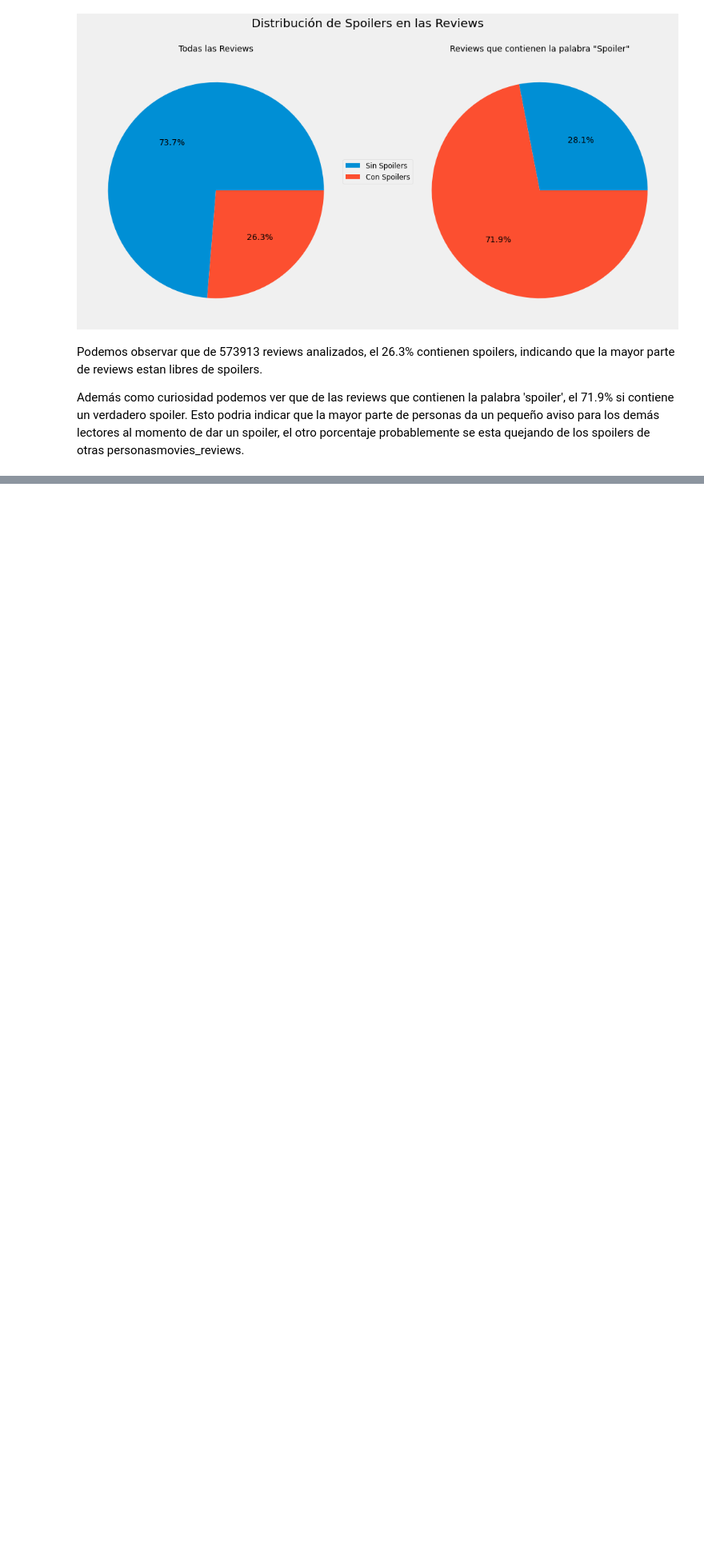
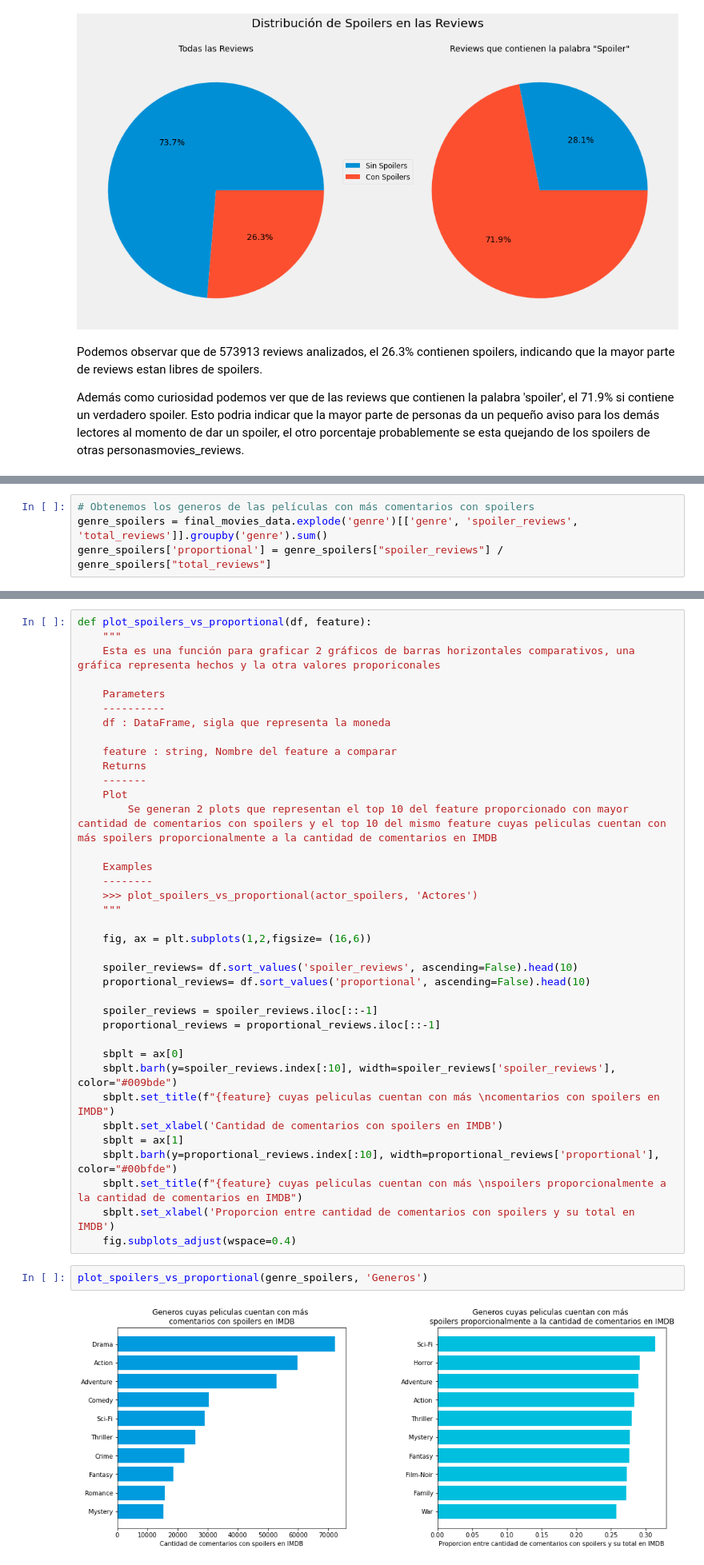
Before and after one commit to Alebuenoaz/ProyectoFinal_TIC, a Jupyter notebook: ProyectoFinal_BBH.ipynb, the cells around one changed output, grey strips where cells are left out. Shown at 80% size. Drawn from its saved outputs; the diff is of its cells as text; blank space fills up the shorter version.

```diff
--- a/ProyectoFinal_BBH.ipynb
+++ b/ProyectoFinal_BBH.ipynb
@@ -256,0 +331,4 @@ Vemos que las palabras que más se repiten en las reseñas que contienen spoiler
+# %%
+# Obtenemos los generos de las películas con más comentarios con spoilers
+genre_spoilers = final_movies_data.explode('genre')[['genre', 'spoiler_reviews', 'total_reviews']].groupby('genre').sum()
+genre_spoilers['proportional'] = genre_spoilers["spoiler_reviews"] / genre_spoilers["total_reviews"]
@@ -256,0 +339,41 @@ Vemos que las palabras que más se repiten en las reseñas que contienen spoiler
+# %%
+def plot_spoilers_vs_proportional(df, feature):
+    """
+    Esta es una función para graficar 2 gráficos de barras horizontales comparativos, una gráfica representa hechos y la otra valores proporiconales
+
+    Parameters
+    ----------
+    df : DataFrame, sigla que representa la moneda
+
+    feature : string, Nombre del feature a comparar
+    Returns
+    -------
+    Plot
+        Se generan 2 plots que representan el top 10 del feature proporcionado con mayor cantidad de comentarios con spoilers y el top 10 del mismo feature cuyas peliculas cuentan con más spoilers proporcionalmente a la cantidad de comentarios en IMDB
+
+    Examples
+    --------
+    >>> plot_spoilers_vs_proportional(actor_spoilers, 'Actores')
+    """
+
+    fig, ax = plt.subplots(1,2,figsize= (16,6))
+
+    spoiler_reviews= df.sort_values('spoiler_reviews', ascending=False).head(10)
+    proportional_reviews= df.sort_values('proportional', ascending=False).head(10)
+
+    spoiler_reviews = spoiler_reviews.iloc[::-1]
+    proportional_reviews = proportional_reviews.iloc[::-1]
+
+    sbplt = ax[0]
+    sbplt.barh(y=spoiler_reviews.index[:10], width=spoiler_reviews['spoiler_reviews'], color="#009bde")
+    sbplt.set_title(f"{feature} cuyas peliculas cuentan con más \ncomentarios con spoilers en IMDB")
+    sbplt.set_xlabel('Cantidad de comentarios con spoilers en IMDB')
+    sbplt = ax[1]
+    sbplt.barh(y=proportional_reviews.index[:10], width=proportional_reviews['proportional'], color="#00bfde")
+    sbplt.set_title(f"{feature} cuyas peliculas cuentan con más \nspoilers proporcionalmente a la cantidad de comentarios en IMDB")
+    sbplt.set_xlabel('Proporcion entre cantidad de comentarios con spoilers y su total en IMDB')
+    fig.subplots_adjust(wspace=0.4)
+# %%
+plot_spoilers_vs_proportional(genre_spoilers, 'Generos')
+# %% [output]
+[figure, added]
```
Also changed, not shown: parts of 38 cells of this notebook, 1 other file.
